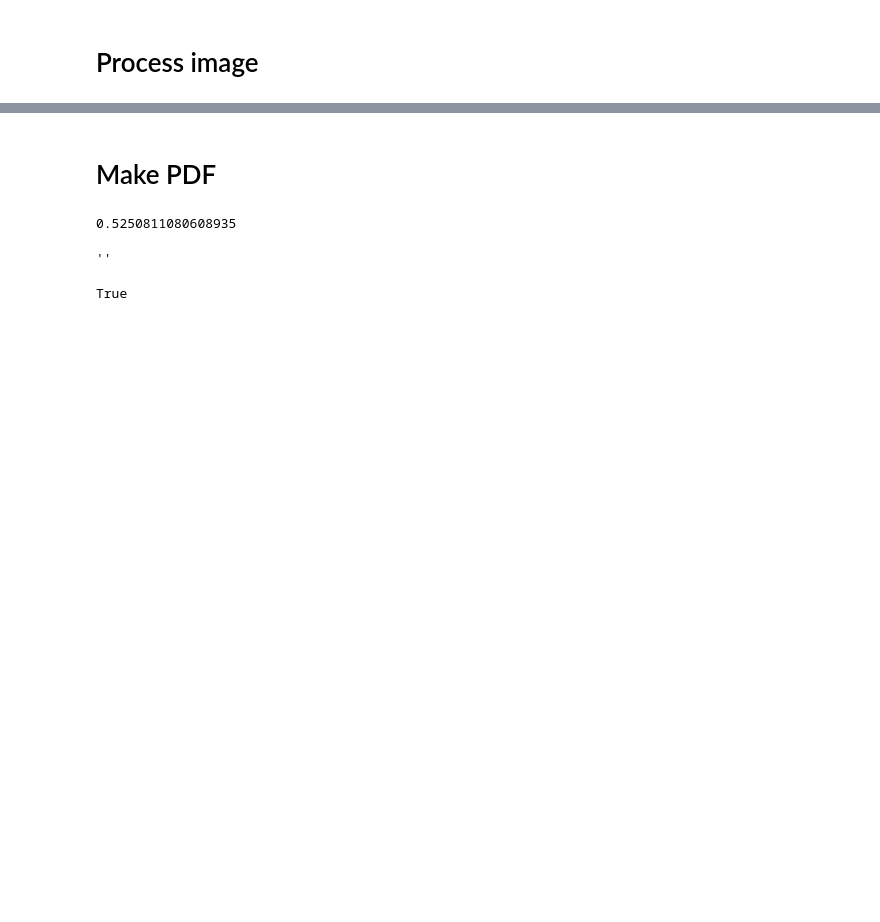
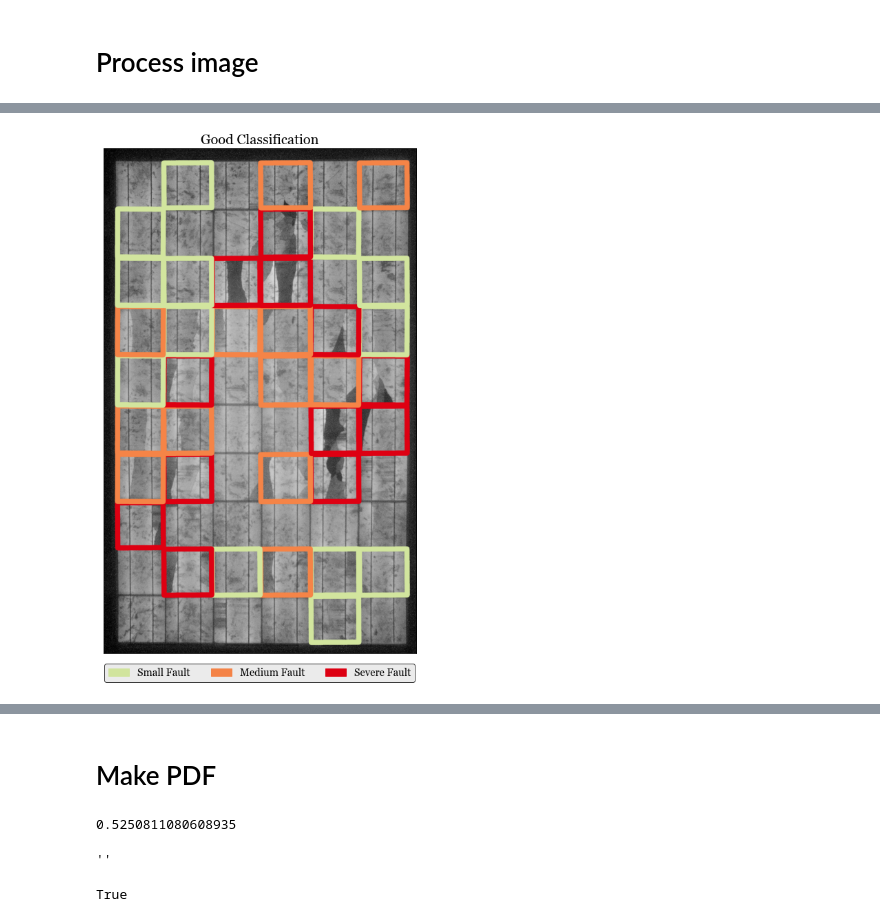
Before and after one commit to charlieHowcroft/PV-EL-image, a Jupyter notebook: solarel/Report_maker/report_maker.ipynb, the cells around one changed output, grey strips where cells are left out. Cells and saved outputs as stored; diff of their text form; code cells hidden in the pictures; blank space fills up the shorter version.

```diff
--- a/solarel/Report_maker/report_maker.ipynb
+++ b/solarel/Report_maker/report_maker.ipynb
@@ -104,0 +124,4 @@ TypeError: __init__() takes from 2 to 4 positional arguments but 5 were given
+# %%
+def pre_process_image(image, shape):
+    image = cv2.merge((image, image, image))
+    return np.array(cv2.resize(image, (shape)))
@@ -104,0 +130,6 @@ TypeError: __init__() takes from 2 to 4 positional arguments but 5 were given
+# %%
+no_fault = (122, 224, 88)
+okay = (210, 229, 158)
+meh =  (245, 132, 71)
+shit = (222, 0, 18)
+colours = [shit, meh, okay, no_fault]
@@ -151,0 +216,75 @@ plt.show()
+# %%
+import matplotlib.patches as mpatches
+
+good_image = np.copy(image_cp)
+crack_image = np.copy(image_cp)
+corrosion_image = np.copy(image_cp)
+
+
+for i in range(len(pannel_images)):
+    if good[i] == 3: continue
+    good_image = draw_poly_outline(good_image, coords[i], colours[good[i]], 40)
+
+for i in range(len(pannel_images)):
+    if crack[i] is None or crack[i] == 0:
+        continue
+    crack_image = draw_poly_outline(crack_image, coords[i], colours[3-crack[i]], 40)
+
+for i in range(len(pannel_images)):
+    if corrosion[i] is None or corrosion[i] == 0:
+        continue
+    corrosion_image = draw_poly_outline(corrosion_image, coords[i], colours[3-corrosion[i]], 40)
+
+
+fig, ax = plt.subplots(figsize=(15, 15))
+ax.set_title("Good Classification", font='Georgia', fontsize=20)
+im = ax.imshow(good_image)
+ax.set_xticks([])
+ax.set_yticks([])
+box = ax.get_position()
+ax.set_position([box.x0, box.y0, box.width, box.height* 0.9])
+okay = (210/256, 229/256, 158/256)
+meh =  (245/256, 132/256, 71/256)
+shit = (222/256, 0/256, 18/256)
+small_patch = mpatches.Patch(color=okay, label='Small Fault', edgecolor='black', linewidth=1)
+medium_patch = mpatches.Patch(color=meh, label='Medium Fault', edgecolor='black', linewidth=1)
+severe_patch = mpatches.Patch(color=shit, label='Severe Fault', edgecolor='black', linewidth=1)
+legend = ax.legend(handles=[small_patch, medium_patch, severe_patch], loc='upper center', bbox_to_anchor=(0.5, -0.01),
+          fancybox=True, ncol=3, prop={'family':'Georgia', 'size':15}, facecolor=(0.9,0.9,0.9))
+legend.get_frame().set_edgecolor('black')
+fig.show()
+fig.savefig("Good.png", dpi='figure')
+
+fig, ax = plt.subplots(figsize=(15, 15))
+ax.set_title("Crack Classification", font='Georgia', fontsize=20)
+im = ax.imshow(crack_image)
+ax.set_xticks([])
+ax.set_yticks([])
+box = ax.get_position()
+ax.set_position([box.x0, box.y0, box.width, box.height* 0.9])
+small_patch = mpatches.Patch(color=okay, label='Small Crack', edgecolor='black', linewidth=1)
+medium_patch = mpatches.Patch(color=meh, label='Medium Crack', edgecolor='black', linewidth=1)
+severe_patch = mpatches.Patch(color=shit, label='Severe Crack', edgecolor='black', linewidth=1)
+legend = ax.legend(handles=[small_patch, medium_patch, severe_patch], loc='upper center', bbox_to_anchor=(0.5, -0.01),
+          fancybox=True, ncol=3, prop={'family':'Georgia', 'size':15}, facecolor=(0.9,0.9,0.9))
+legend.get_frame().set_edgecolor('black')
+fig.show()
+fig.savefig("Crack.png", dpi='figure')
+
+fig, ax = plt.subplots(figsize=(15, 15))
+ax.set_title("Corrosion Classification", font='Georgia', fontsize=20)
+im = ax.imshow(corrosion_image)
+ax.set_xticks([])
+ax.set_yticks([])
+box = ax.get_position()
+ax.set_position([box.x0, box.y0, box.width, box.height* 0.9])
+small_patch = mpatches.Patch(color=okay, label='Small Corrosion', edgecolor='black')
+medium_patch = mpatches.Patch(color=meh, label='Medium Corrosion', edgecolor='black')
+severe_patch = mpatches.Patch(color=shit, label='Severe Corrosion', edgecolor='black')
+legend = ax.legend(handles=[small_patch, medium_patch, severe_patch], loc='upper center', bbox_to_anchor=(0.5, -0.01),
+          fancybox=True, ncol=3, prop={'family':'Georgia', 'size':15}, facecolor=(0.9,0.9,0.9))
+legend.get_frame().set_edgecolor('black')
+fig.show()
+fig.savefig("Corrosion.png", dpi='figure')
+# %% [output]
+[figure, added]
```
Also changed, not shown: parts of 16 cells of this notebook, 17 other files.
